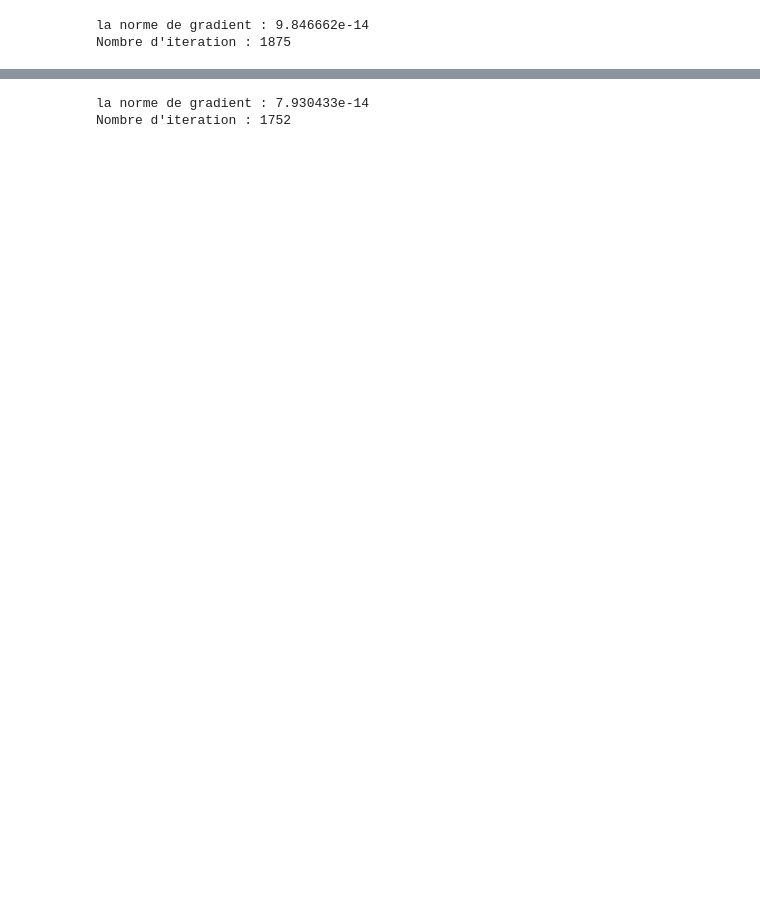
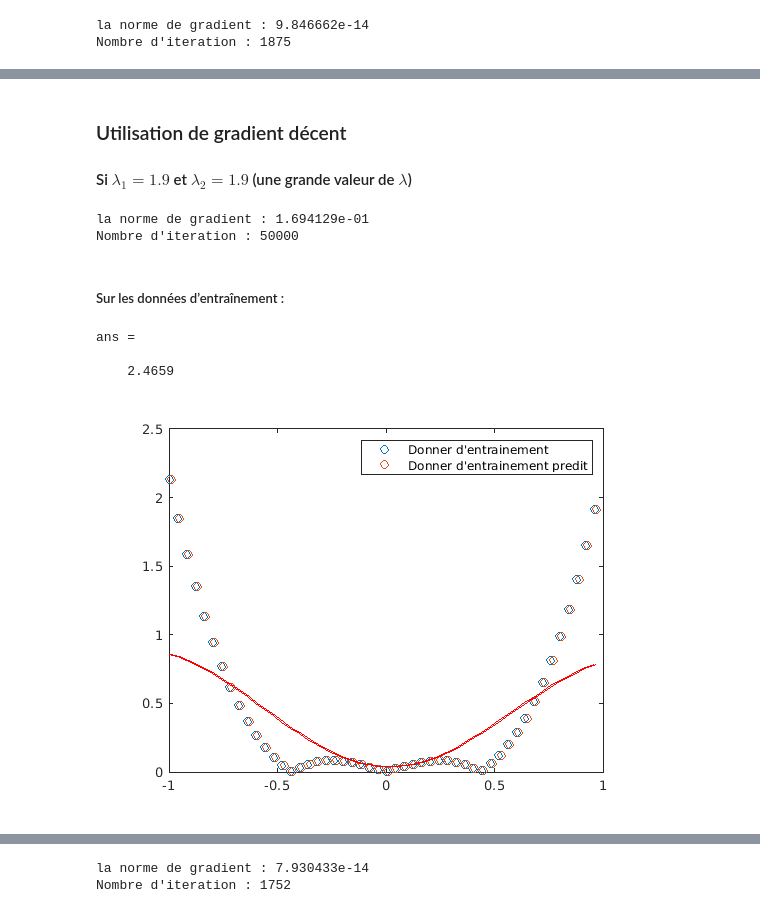
Before and after one commit to akram-elgh/Master-AIDC, a Jupyter notebook: ML/TP2/TP2ex2.ipynb, the cells around one changed output, grey strips where cells are left out. Cells and saved outputs as stored; diff of their text form; code cells hidden in the pictures; blank space fills up the shorter version.

```diff
--- a/ML/TP2/TP2ex2.ipynb
+++ b/ML/TP2/TP2ex2.ipynb
@@ -250,0 +373,66 @@ err_rela =
+# %%
+clear all;
+X1 = -1:0.02:0.99;
+X2 = -0.99:0.02:1;
+X = [X1', X2'];
+X_train = X(1:2:end,:);
+X_test = X(2:2:end,:);
+y_train = modele(4, X_train);
+y_test = modele(4, X_test);
+n2 = length(X_train);
+n = length(X);
+omega = 0.1+zeros(n2, 1);
+K = ones(n2, n2);
+K_test = ones(n2, n2);
+gama=0.001;
+lambda1= 1.9;
+lambda2= 1.9;
+for i = 1:n2
+  for j = 1:n2
+    K(i,j) = noyau(X_train(i, :), X_train(j, :), 6);
+  end
+end
+for i = 1:n2
+  for j = 1:n2
+    K_test(i,j) = noyau(X_test(i, :), X_train(j, :), 6);
+  end
+end
+f = @(omega) arrayfun(@(i) sum(K(i, :) * omega), 1:n2);
+J = @(omega, y) 1/n * norm(f(omega) - y)+lambda1*norm(omega)+lambda2*sum(abs(omega));
+gradJ = @(omega)(1/n)* K' * ((K * omega) - y_train)+lambda1*eye(n2)*omega+lambda2*sign(omega)*gama;
+# %% [markdown]
+### Utilisation de gradient décent
+
+#### Si $\lambda_1 = 1.9$ et $\lambda_2 = 1.9$ (une grande valeur de $\lambda$)
+# %%
+alpha = 1;
+num_iterations = 50000;
+while (norm(gradJ(omega)) > 10e-14 && i < num_iterations)
+  grad = gradJ(omega);
+  omega =  omega - (alpha * grad);
+  alpha = n2 * norm(-grad) ^ 2 / (norm(K' * -grad) ^ 2 / 2);
+  err(i) = J(omega, y_train);
+  hist_omega(:, i) = omega;
+  i = i + 1;
+end
+fprintf("la norme de gradient : %d\n",norm(gradJ(omega)))
+fprintf("Nombre d'iteration : %d", i);
+# %% [output]
+la norme de gradient : 1.694129e-01
+Nombre d'iteration : 50000
+# %% [markdown]
+##### Sur les données d’entraînement :
+# %%
+opt_omega = omega;
+J(opt_omega, y_train)
+y_predit = f(opt_omega);
+plot(X_train, y_train, 'o')
+hold on
+plot(X_train, y_predit, 'r')
+legend({"Donner d'entrainement", "Donner d'entrainement predit"}, 'Location', 'northeast');
+hold off
+# %% [output]
+ans =
+
+    2.4659
+[figure, added]
```
Also changed, not shown: parts of 42 cells of this notebook, 1 other file.
